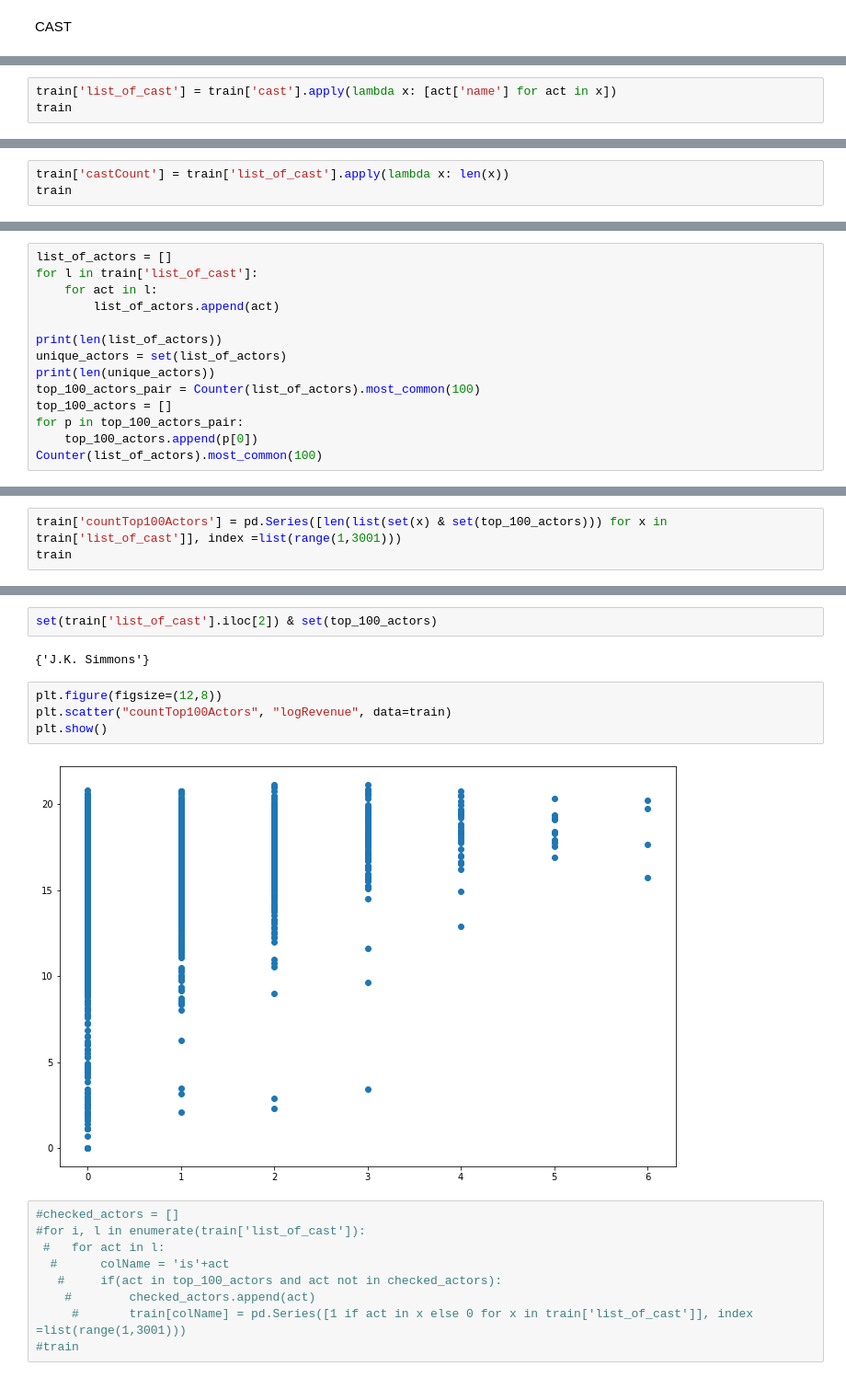
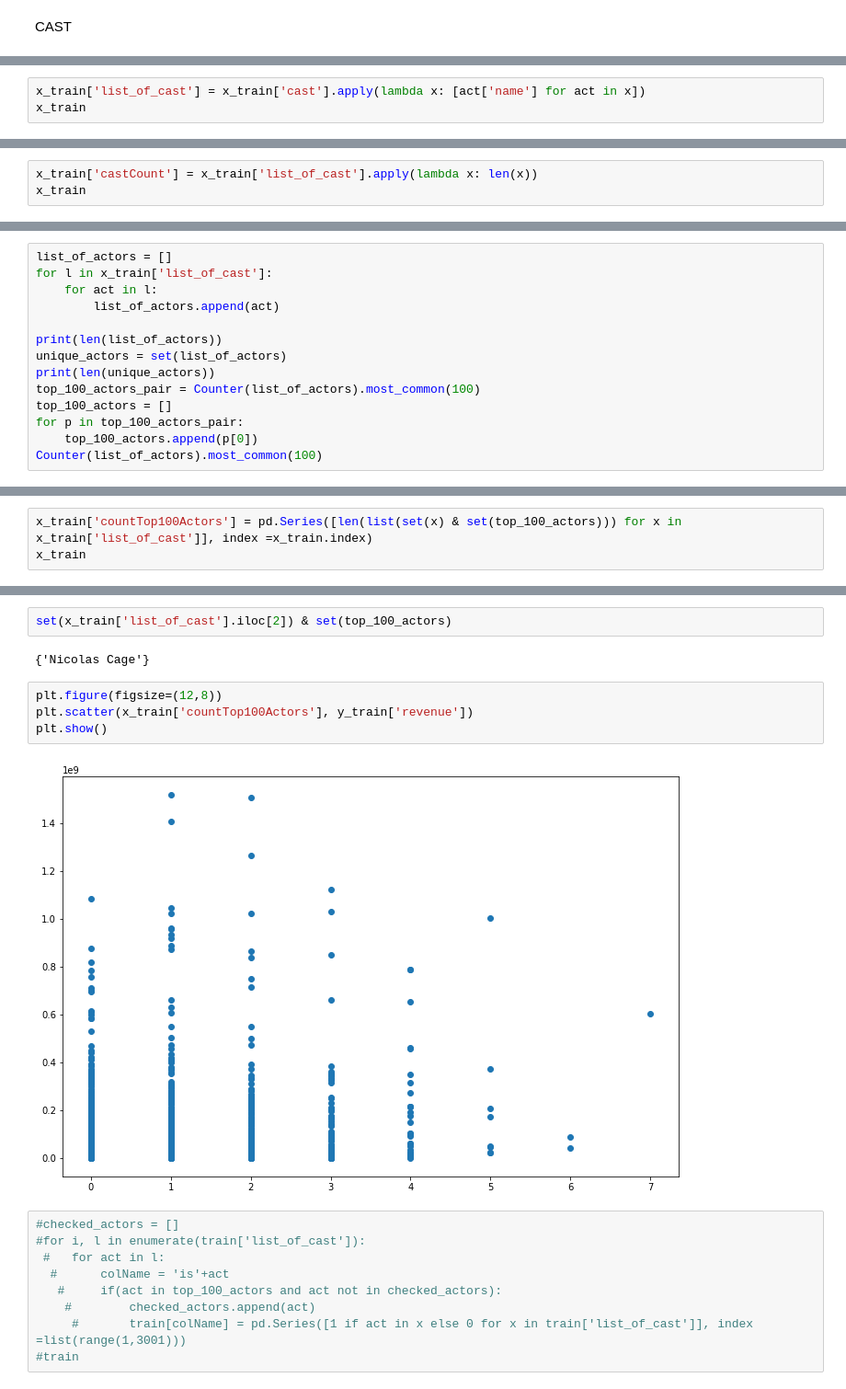
Before and after one commit to giacomobais/Data-WebMining, a Jupyter notebook: Progetto.ipynb, the cells around one changed output, grey strips where cells are left out. Shown at 92% size. Drawn from its saved outputs; the diff is of its cells as text.

```diff
--- a/Progetto.ipynb
+++ b/Progetto.ipynb
@@ -771,4 +763,4 @@ Jeanne Moreau
 # %%
-train['list_of_cast'] = train['cast'].apply(lambda x: [act['name'] for act in x])
-train
+x_train['list_of_cast'] = x_train['cast'].apply(lambda x: [act['name'] for act in x])
+x_train
 # %% [output]
@@ -789,4 +781,4 @@ train
 # %%
-train['castCount'] = train['list_of_cast'].apply(lambda x: len(x))
-train
+x_train['castCount'] = x_train['list_of_cast'].apply(lambda x: len(x))
+x_train
 # %% [output]
@@ -813,6 +805,6 @@ plt.show()
 # %%
 list_of_actors = []
-for l in train['list_of_cast']:
+for l in x_train['list_of_cast']:
     for act in l:
         list_of_actors.append(act)
 
@@ -847,4 +839,4 @@ Counter(list_of_actors).most_common(100)
 # %%
-train['countTop100Actors'] = pd.Series([len(list(set(x) & set(top_100_actors))) for x in train['list_of_cast']], index =list(range(1,3001)))
-train
+x_train['countTop100Actors'] = pd.Series([len(list(set(x) & set(top_100_actors))) for x in x_train['list_of_cast']], index =x_train.index)
+x_train
 # %% [output]
@@ -865,13 +857,13 @@ train
 # %%
-set(train['list_of_cast'].iloc[2]) & set(top_100_actors)
+set(x_train['list_of_cast'].iloc[2]) & set(top_100_actors)
 # %% [output]
-{'J.K. Simmons'}
+{'Nicolas Cage'}
 # %%
 plt.figure(figsize=(12,8))
-plt.scatter("countTop100Actors", "logRevenue", data=train)
+plt.scatter(x_train['countTop100Actors'], y_train['revenue'])
 plt.show()
 # %% [output]
-[figure, old version]
+[figure, new version]
 # %%
 #checked_actors = []
 #for i, l in enumerate(train['list_of_cast']):
```
Also changed, not shown: parts of 98 cells of this notebook.
